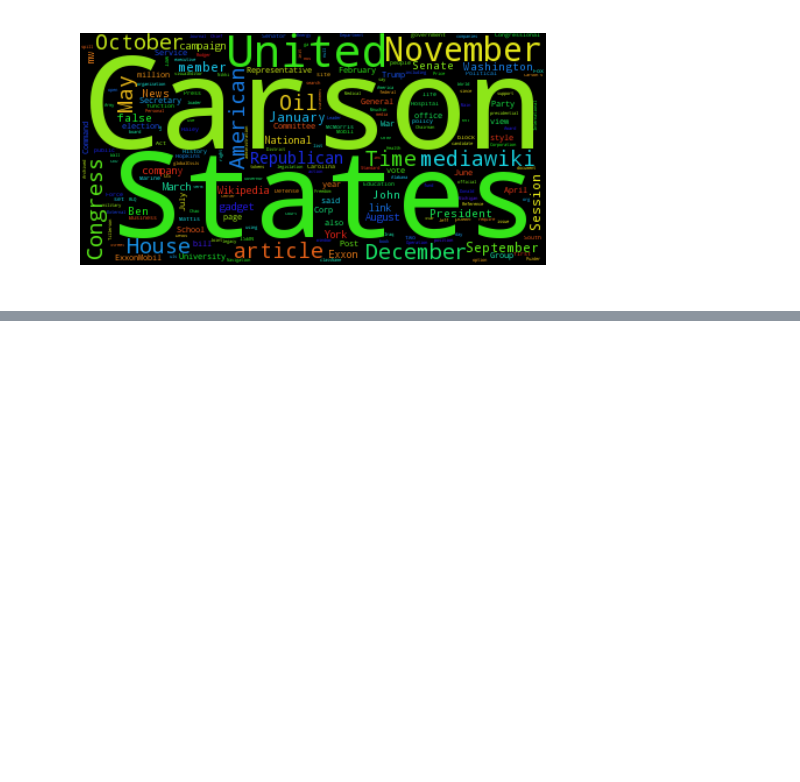
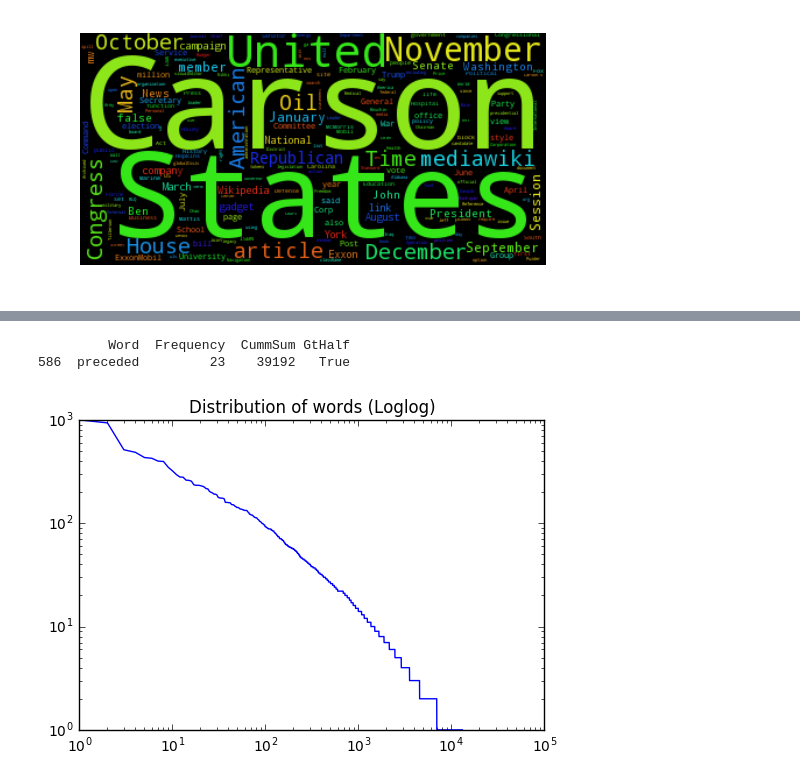
Before and after one commit to dwdii/social-pyramid, a Jupyter notebook: src/DittenhaferHink-DATA620-FinalProject.ipynb, the cells around one changed output, grey strips where cells are left out. Cells and saved outputs as stored; diff of their text form; code cells hidden in the pictures; blank space fills up the shorter version.

```diff
--- a/src/DittenhaferHink-DATA620-FinalProject.ipynb
+++ b/src/DittenhaferHink-DATA620-FinalProject.ipynb
@@ -298,0 +353,10 @@ wc_generator.generate_wordcloud_from_multiple_urls(members_urls+orgs_urls, "")
+# %%
+wiki_df['CummSum'] = wiki_df['Frequency'].cumsum()
+wiki_df['GtHalf'] = wiki_df['CummSum'] > (len(wiki_all_filtered) / 2.0)
+wiki_df.index = range(1,len(wiki_df) + 1)
+
+print wiki_df.head(20)
+
+# note there is a bug when running in a jupyter notebook.  The stopwords given to nltk are ignored.
+# This problem does not occur when the same code is run outside a notebook environment
+# Words below such as "retrieved", "the" and "b" should be filtered out.
@@ -298,0 +381,14 @@ wc_generator.generate_wordcloud_from_multiple_urls(members_urls+orgs_urls, "")
+# %%
+# find how many words sum to be half of the total words
+half_point = wiki_df['GtHalf'] == True
+print wiki_df[half_point].head(1)
+# %% [output]
+         Word  Frequency  CummSum GtHalf
+586  preceded         23    39192   True
+# %%
+# show zipf trend
+plt.title("Distribution of words (Loglog)")
+plt.loglog(wiki_df.index,wiki_df['Frequency'])
+plt.show()
+# %% [output]
+[figure, added]
```
Also changed, not shown: parts of 8 cells of this notebook, 1 other file.
